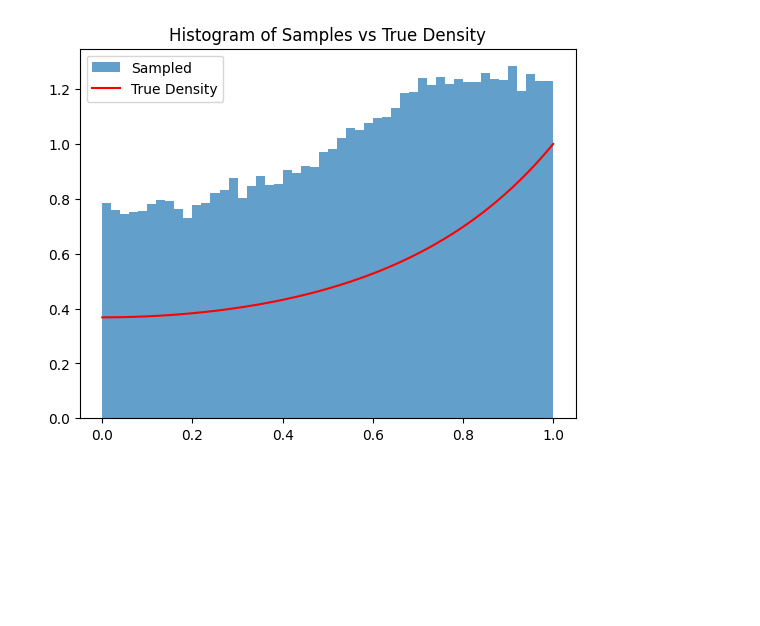
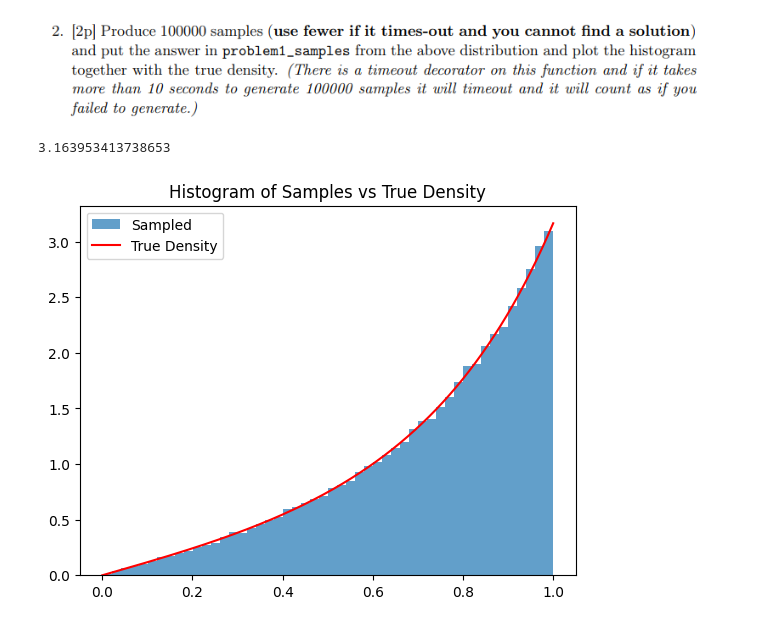
Before and after one commit to Rickrokyfy/IntroDLTenta, a Jupyter notebook: exam2401.ipynb, the cells around one changed output. Cells and saved outputs as stored; diff of their text form; code cells hidden in the pictures; blank space fills up the shorter version.

```diff
--- a/exam2401.ipynb
+++ b/exam2401.ipynb
@@ -5,30 +7,36 @@ from scipy.optimize import minimize
 from sklearn.tree import DecisionTreeRegressor
 
 # Task 1: Problem 1 - Rejection Sampling and Monte Carlo Integration
-
+def prob_dens_function(x):
+    return 2*x*np.exp(x**2)/(np.e -1)
 def problem1_inversion(n_samples=1):
     """
     Samples from the given distribution using rejection sampling.
     """
     samples = []
+    #Find normalizing M, maximum of function in interval given by x=1 -> 2e/(e-1)
+    M = (2*np.e)/(np.e-1)
+    print(M)
     while len(samples) < n_samples:
-        x = np.random.uniform(0, 1)  # Sample from the uniform distribution
-        y = np.random.uniform(0, np.exp(0.5 - 1))  # Upper bound of target distribution
-        if y <= np.exp(x**2 - 1):
-            samples.append(x)
+        randnum = np.random.uniform(0, 1)  # Sample from the uniform distribution
+        prob_for_randnum = prob_dens_function(randnum)
+        rx = prob_for_randnum / M
+        if np.random.uniform(0, 1) <= rx:
+            samples.append(randnum)
     return np.array(samples)
-
-# Generate samples
-problem1_samples = problem1_inversion(100000)
+# %% [markdown]
+![image.png](attachment:image.png)
 # %%
 
-
+# Generate samples
+problem1_samples = problem1_inversion(100000)
 # Task 2: Plot histogram
 plt.hist(problem1_samples, bins=50, density=True, alpha=0.7, label="Sampled")
 x_vals = np.linspace(0, 1, 1000)
-plt.plot(x_vals, np.exp(x_vals**2 - 1), label="True Density", color="red")
+plt.plot(x_vals, prob_dens_function(x_vals), label="True Density", color="red")
 plt.legend()
 plt.title("Histogram of Samples vs True Density")
 plt.show()
 # %% [output]
+3.163953413738653
-[figure, old version]
+[figure, new version]
```
Also changed, not shown: parts of 12 cells of this notebook, 1 other file.
